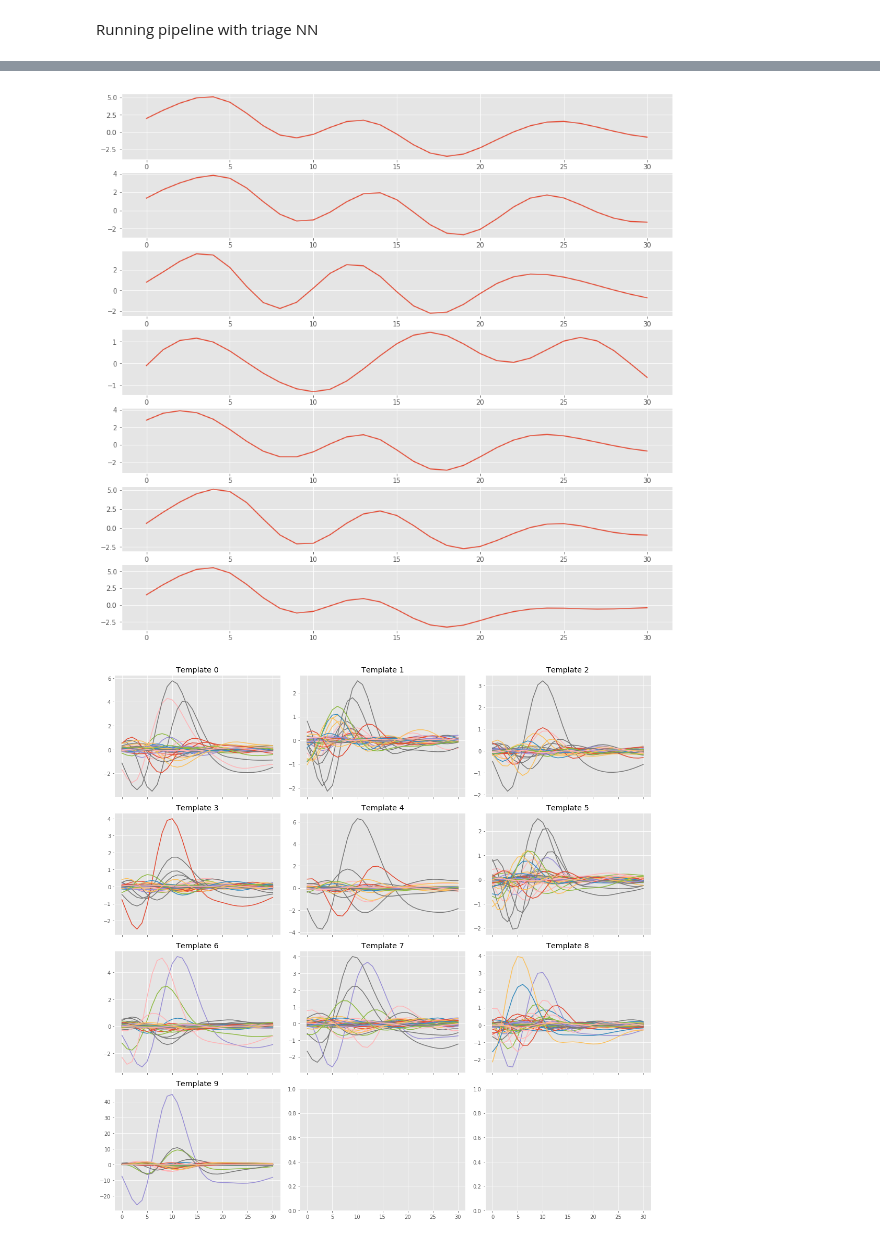
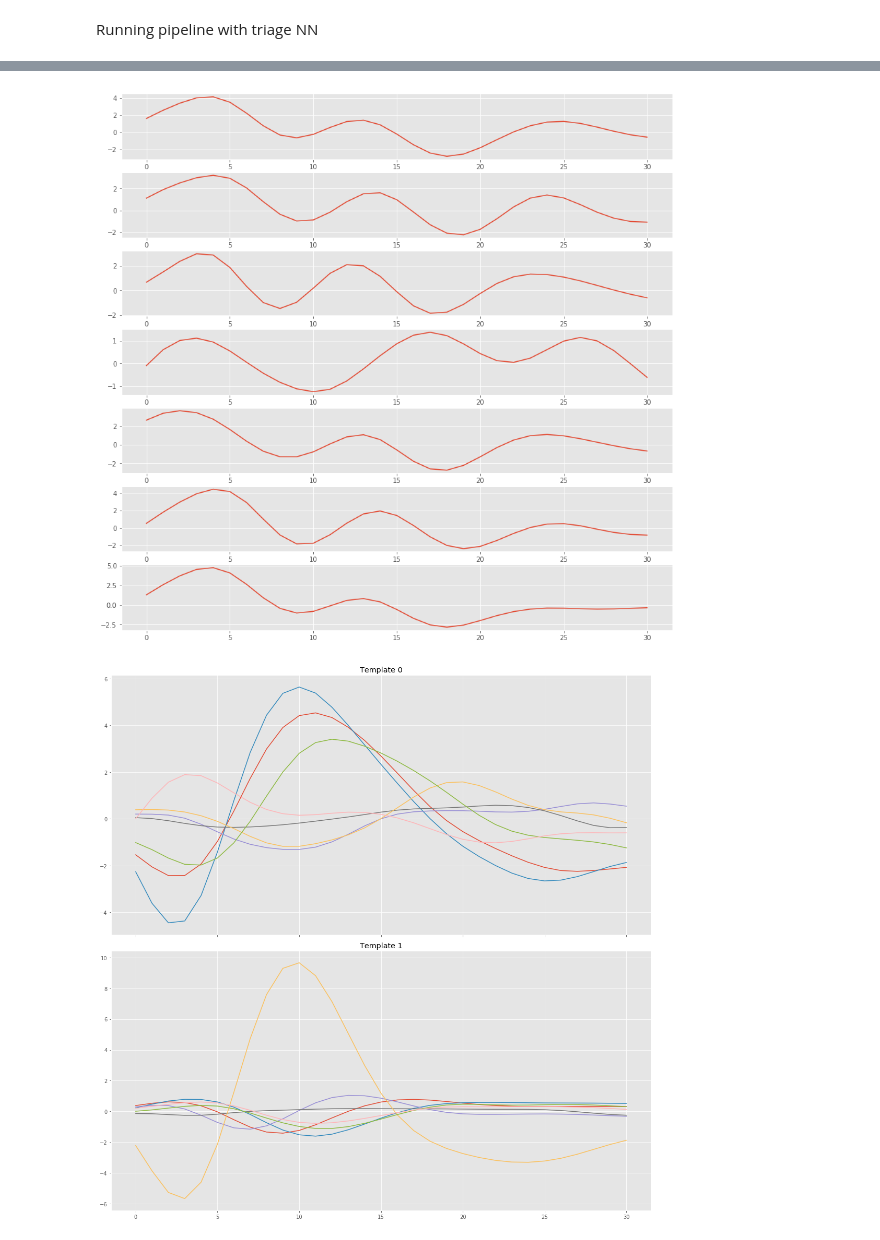
Before and after one commit to edublancas/neural-clustering, a Jupyter notebook: notebooks/cluster-evaluation.ipynb, the cells around one changed output, grey strips where cells are left out. Saved outputs shown, nothing was run; the diff lists cells and outputs as text; code cells hidden in the pictures.

Commit message:
plotting functions in explorer

```diff
--- a/notebooks/cluster-evaluation.ipynb
+++ b/notebooks/cluster-evaluation.ipynb
@@ -31,7 +28,7 @@ logging.basicConfig(level=logging.ERROR)
 # %% [markdown]
 Running pipeline with triage NN
 # %%
-yass.set_config('../ej49_config.yaml')
+yass.set_config('../config_local_100k.yaml')
 
 cfg = yass.read_config()
 # %%
@@ -87,8 +82,8 @@ templates.shape
 # %%
 explorer_rec.plot_waveform_around_channel(time=1000, channel=0)
 # %% [output]
-[figure, old version]
+[figure, new version]
 # %%
-explorer_train.plot_templates(range(10))
+explorer_train.plot_templates(range(2))
 # %% [output]
-[figure, old version]
+[figure, new version]
```
Also changed, not shown: parts of 13 cells of this notebook, 1 other file.
